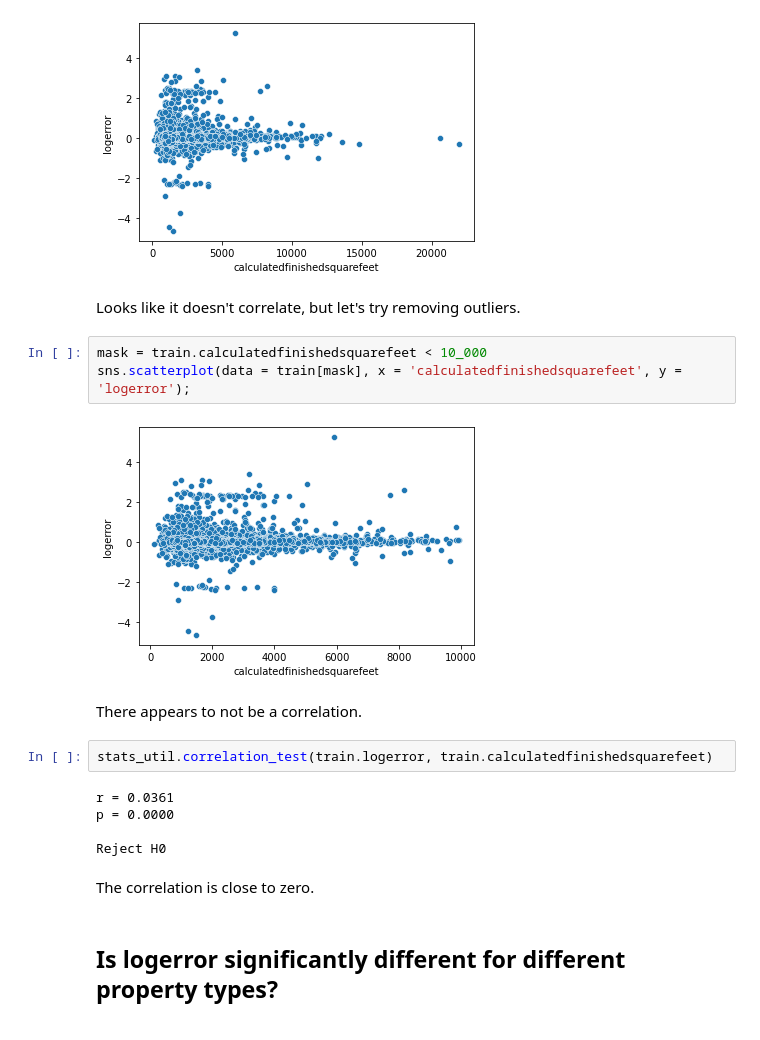
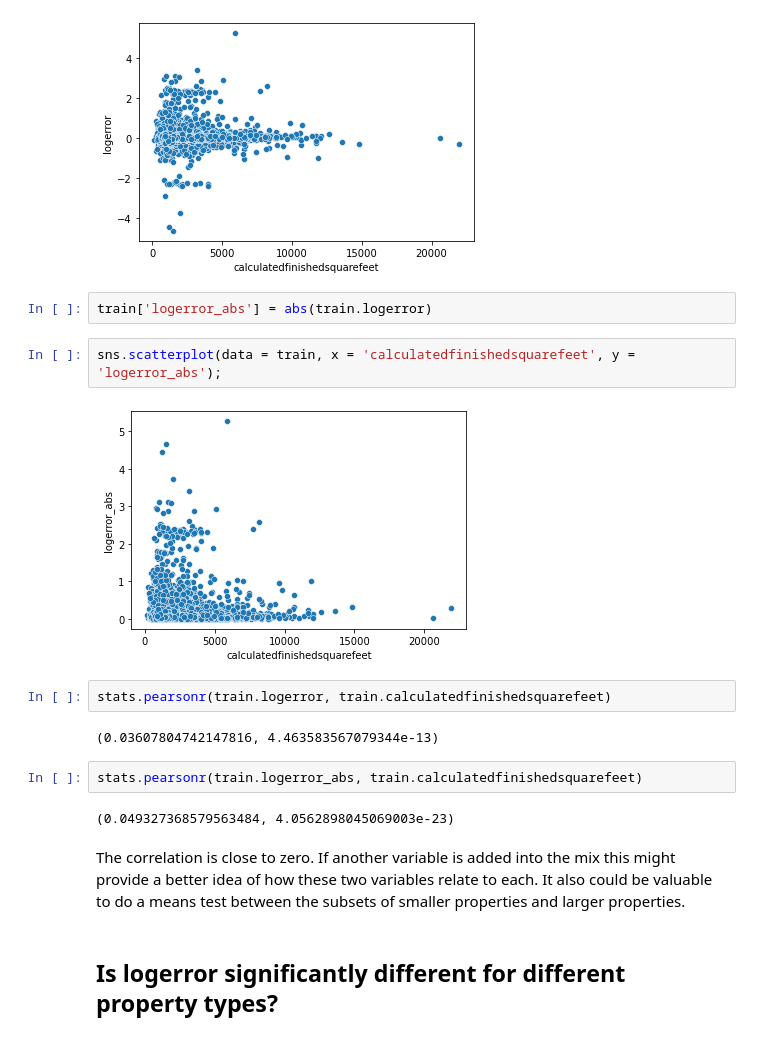
Before and after one commit to alegarcia-dev/clustering-exercises, a Jupyter notebook: explore_zillow.ipynb, the cells around one changed output. Cells and saved outputs as stored; diff of their text form.

```diff
--- a/explore_zillow.ipynb
+++ b/explore_zillow.ipynb
@@ -94,24 +94,22 @@ We reject the null hypothesis that the logerror between LA County and Orange Cou
 sns.scatterplot(data = train, x = 'calculatedfinishedsquarefeet', y = 'logerror');
 # %% [output]
 [figure]
-# %% [markdown]
-Looks like it doesn't correlate, but let's try removing outliers.
+# %%
+train['logerror_abs'] = abs(train.logerror)
 # %%
-mask = train.calculatedfinishedsquarefeet < 10_000
-sns.scatterplot(data = train[mask], x = 'calculatedfinishedsquarefeet', y = 'logerror');
+sns.scatterplot(data = train, x = 'calculatedfinishedsquarefeet', y = 'logerror_abs');
 # %% [output]
-[figure, old version]
+[figure, new version]
-# %% [markdown]
-There appears to not be a correlation.
 # %%
-stats_util.correlation_test(train.logerror, train.calculatedfinishedsquarefeet)
+stats.pearsonr(train.logerror, train.calculatedfinishedsquarefeet)
 # %% [output]
-r = 0.0361
-p = 0.0000
-
-Reject H0
+(0.03607804742147816, 4.463583567079344e-13)
+# %%
+stats.pearsonr(train.logerror_abs, train.calculatedfinishedsquarefeet)
+# %% [output]
+(0.049327368579563484, 4.0562898045069003e-23)
 # %% [markdown]
-The correlation is close to zero.
+The correlation is close to zero. If another variable is added into the mix this might provide a better idea of how these two variables relate to each. It also could be valuable to do a means test between the subsets of smaller properties and larger properties.
 # %% [markdown]
 ## Is logerror significantly different for different property types?
 # %%
```
Also changed, not shown: parts of 6 cells of this notebook.
